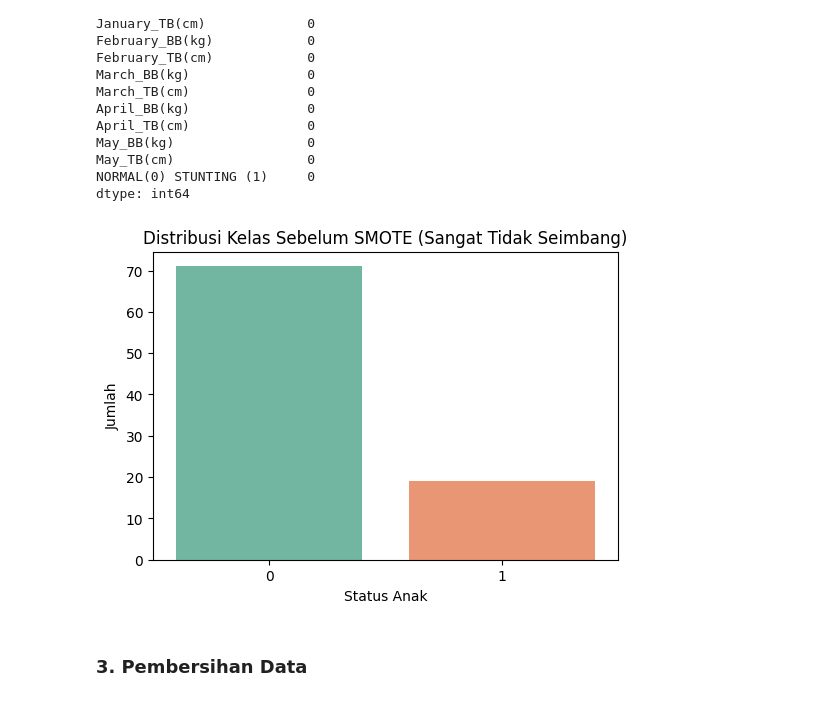
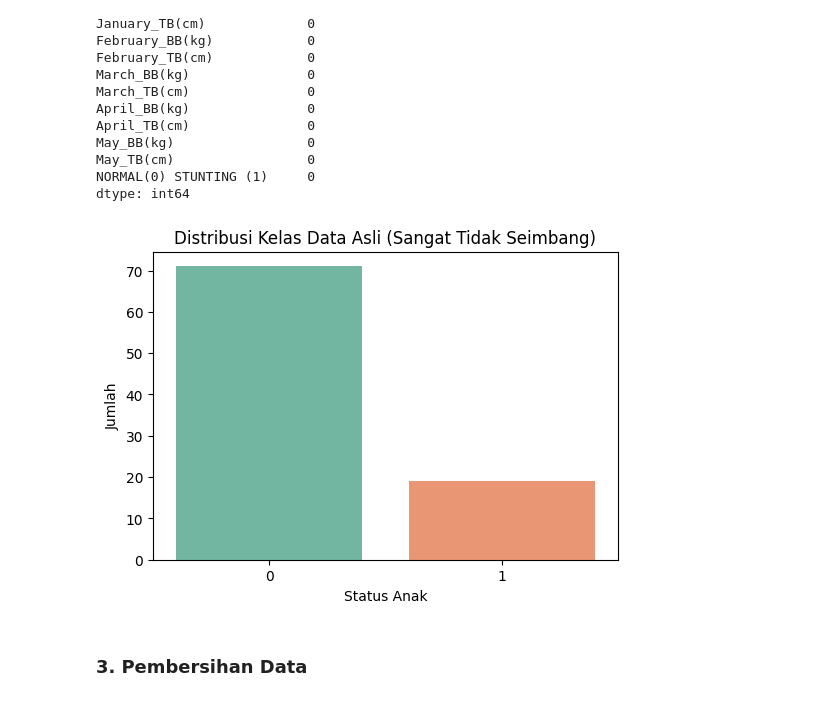
Before and after one commit to MuhammadRizalNurfirdaus/Sistem_Pendukung_Keputusan_Berbasis_Web_Menggunakan_ML_untuk_Prediksi_Risiko_Stunting, a Jupyter notebook: ML/notebooks/generate_dummy_data.ipynb, the cells around one changed output. Saved outputs shown, nothing was run; the diff lists cells and outputs as text; code cells hidden in the pictures.

```diff
--- a/ML/notebooks/generate_dummy_data.ipynb
+++ b/ML/notebooks/generate_dummy_data.ipynb
@@ -66,13 +65,13 @@ dtype: int64
 # %%
 # Visualisasi Ketidakseimbangan Kelas (Class Imbalance)
 plt.figure(figsize=(6, 4))
 sns.countplot(data=df, x='NORMAL(0) STUNTING (1)', palette='Set2')
-plt.title('Distribusi Kelas Sebelum SMOTE (Sangat Tidak Seimbang)')
+plt.title('Distribusi Kelas Data Asli (Sangat Tidak Seimbang)')
 plt.xlabel('Status Anak')
 plt.ylabel('Jumlah')
 plt.show()
 # %% [output]
-[figure, old version]
+[figure, new version]
 # %% [markdown]
 ### 3. Pembersihan Data
 # %%
```
Also changed, not shown: parts of 8 cells of this notebook, 2 other files.
